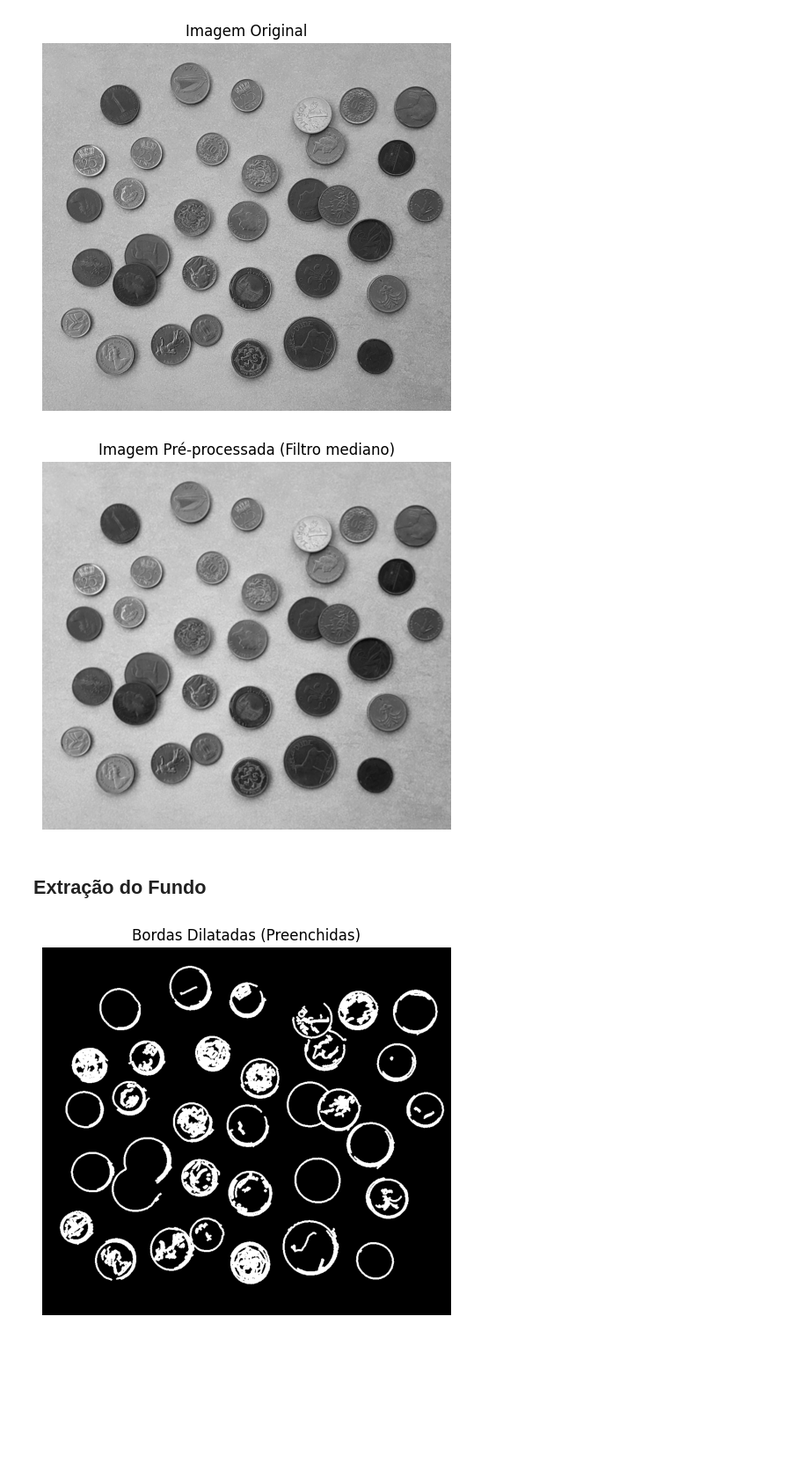
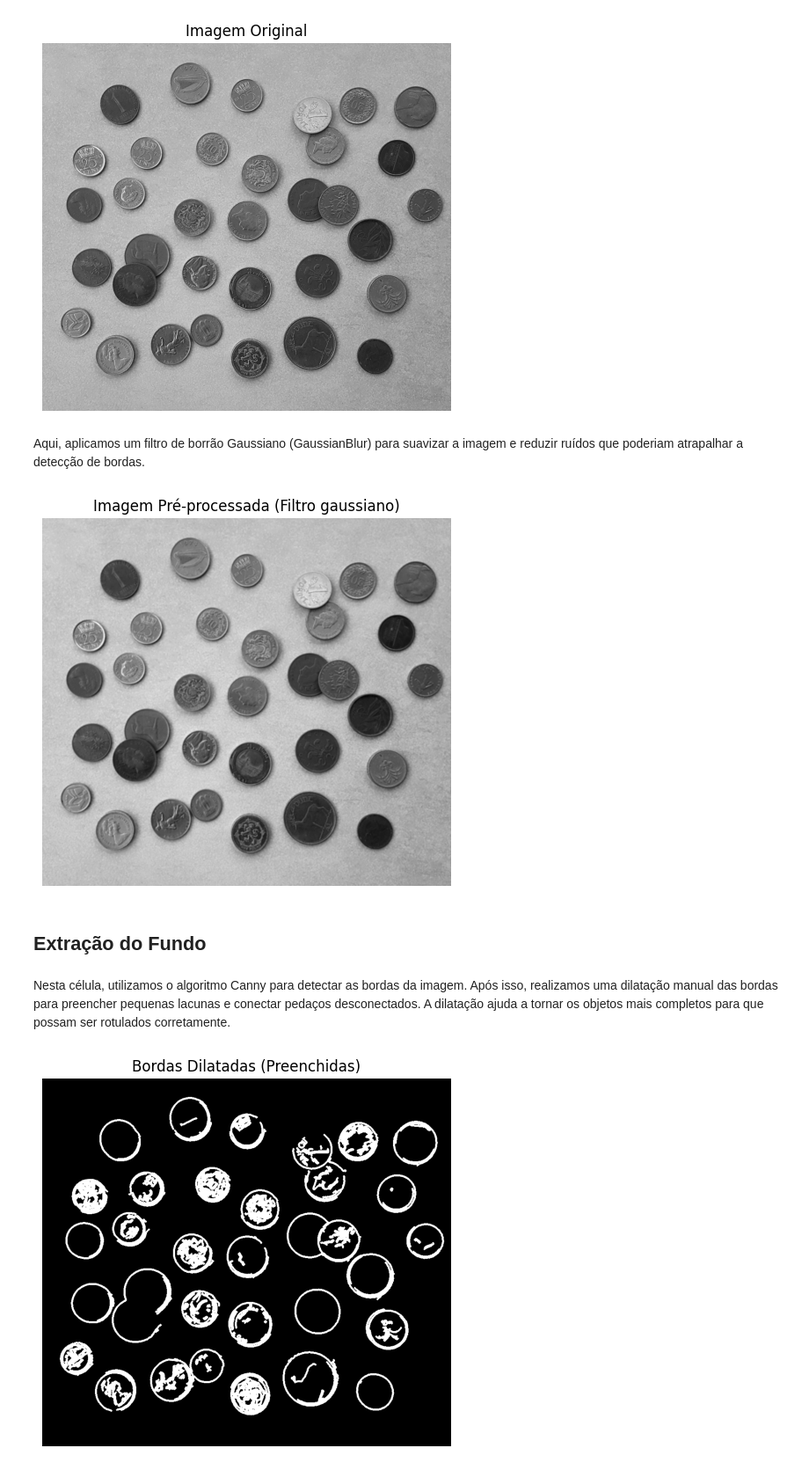
Before and after one commit to Lucasfgm/TP4-PDI, a Jupyter notebook: coins.ipynb, the cells around one changed output. Shown at 88% size. Saved outputs shown, nothing was run; the diff lists cells and outputs as text; code cells hidden in the pictures; blank space fills up the shorter version.

```diff
--- a/coins.ipynb
+++ b/coins.ipynb
@@ -17,20 +19,24 @@ plt.axis('off')
 plt.show()
 # %% [output]
 [figure]
+# %% [markdown]
+<P>Aqui, aplicamos um filtro de borrão Gaussiano (GaussianBlur) para suavizar a imagem e reduzir ruídos que poderiam atrapalhar a detecção de bordas.</p>
 # %%
 # Aplicar um filtro de borrão para suavizar a imagem
 blurred_image = cv2.GaussianBlur(image, (5, 5), 0)
 
 # Exibindo a imagem pré-processada
 plt.figure(figsize=(6, 6))
-plt.title("Imagem Pré-processada (Filtro mediano)")
+plt.title("Imagem Pré-processada (Filtro gaussiano)")
 plt.imshow(blurred_image, cmap='gray')
 plt.axis('off')
 plt.show()
 # %% [output]
-[figure, old version]
+[figure, new version]
 # %% [markdown]
 <h2>Extração do Fundo</h2>
+# %% [markdown]
+<p>Nesta célula, utilizamos o algoritmo Canny para detectar as bordas da imagem. Após isso, realizamos uma dilatação manual das bordas para preencher pequenas lacunas e conectar pedaços desconectados. A dilatação ajuda a tornar os objetos mais completos para que possam ser rotulados corretamente.</p>
 # %%
 # Aplicar a detecção de bordas
 edges = cv2.Canny(blurred_image, threshold1=50, threshold2=150)
```
Also changed, not shown: parts of 3 cells of this notebook, 2 other files.
